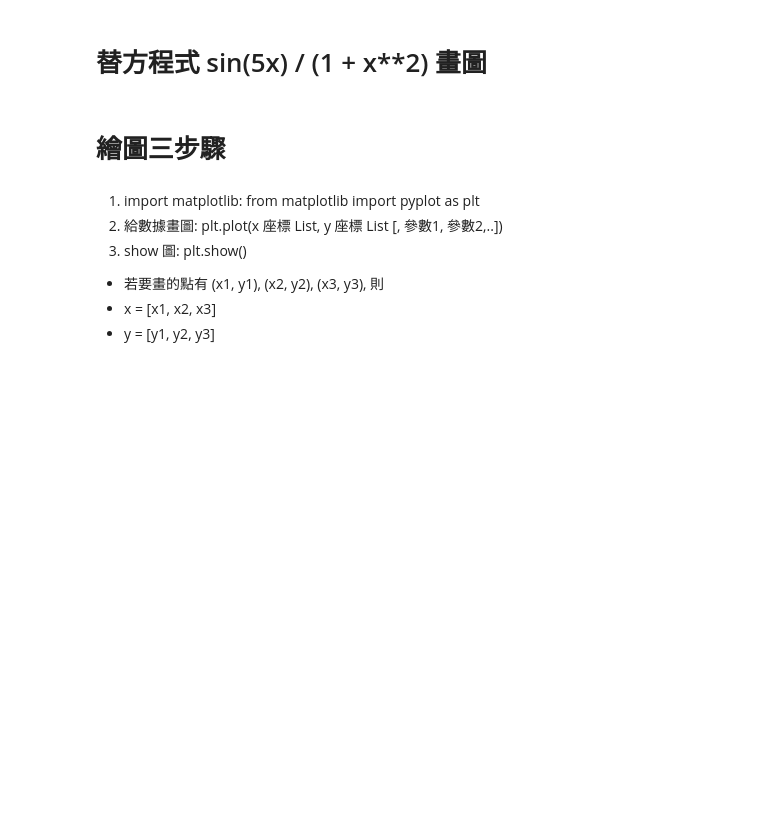
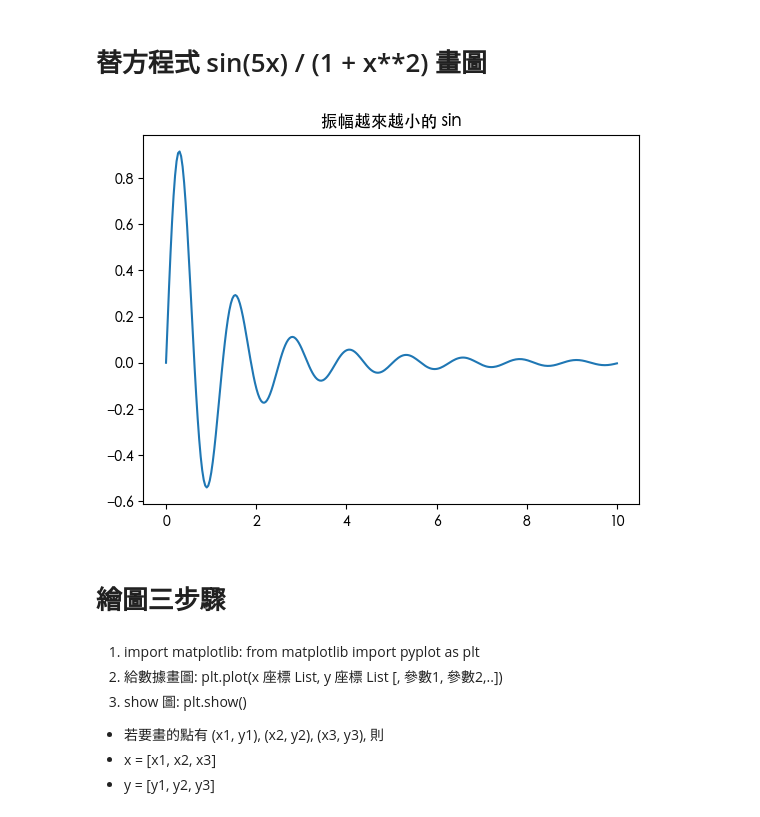
Before and after one commit to mingfujacky/Lecture-Python, a Jupyter notebook: Matplotlib/matplotlib_basic.ipynb, the cells around one changed output. Cells and saved outputs as stored; diff of their text form; code cells hidden in the pictures; blank space fills up the shorter version.

```diff
--- a/Matplotlib/matplotlib_basic.ipynb
+++ b/Matplotlib/matplotlib_basic.ipynb
@@ -13,25 +13,27 @@
 # %%
 # import library
 from matplotlib import pyplot as plt
 import numpy as np
 
 # prepare data
 x = np.linspace(0, 10, 300)
 y = np.sin(5 * x) / (1 + x**2)
 
 # capable to display 繁體字
-plt.rcParams['font.sans-serif']=['Noto Sans TC'] # Mac default installed font
+plt.rcParams['font.sans-serif']=['Heiti TC'] # Mac default installed font
 # plt.rcParams['font.sans-serif']=['Noto Sans TC'] (if you have installed the font)
 # plt.rcParams['font.sans-serif']=['Taipei Sans TC Beta'] (if you have installed the font)
 
 # in Windows: plt.rcParams['font.sans-serif'] = ['Microsoft JhengHei'] # Windows default installed font
 
 # 調整圖型參數
 plt.title('振幅越來越小的 sin')
 
 # 畫圖看結果
 plt.plot(x,y)
 plt.show()
+# %% [output]
+[figure, added]
 # %% [markdown]
 # 繪圖三步驟
 # %% [markdown]
```
